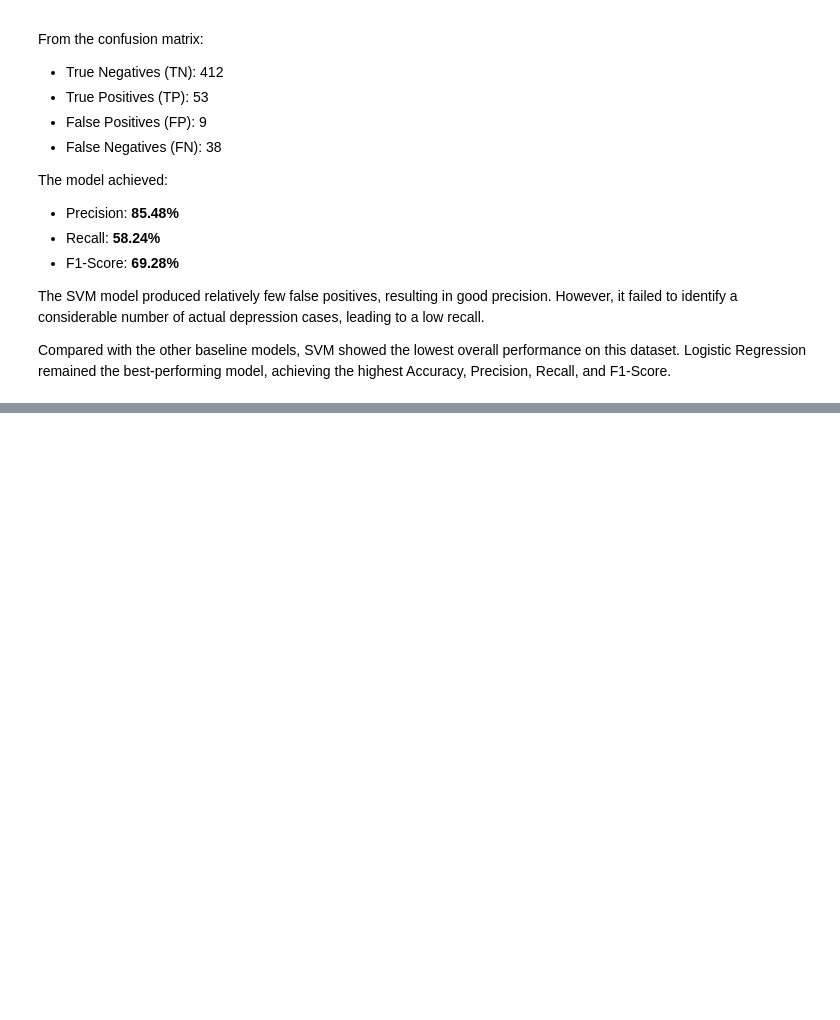
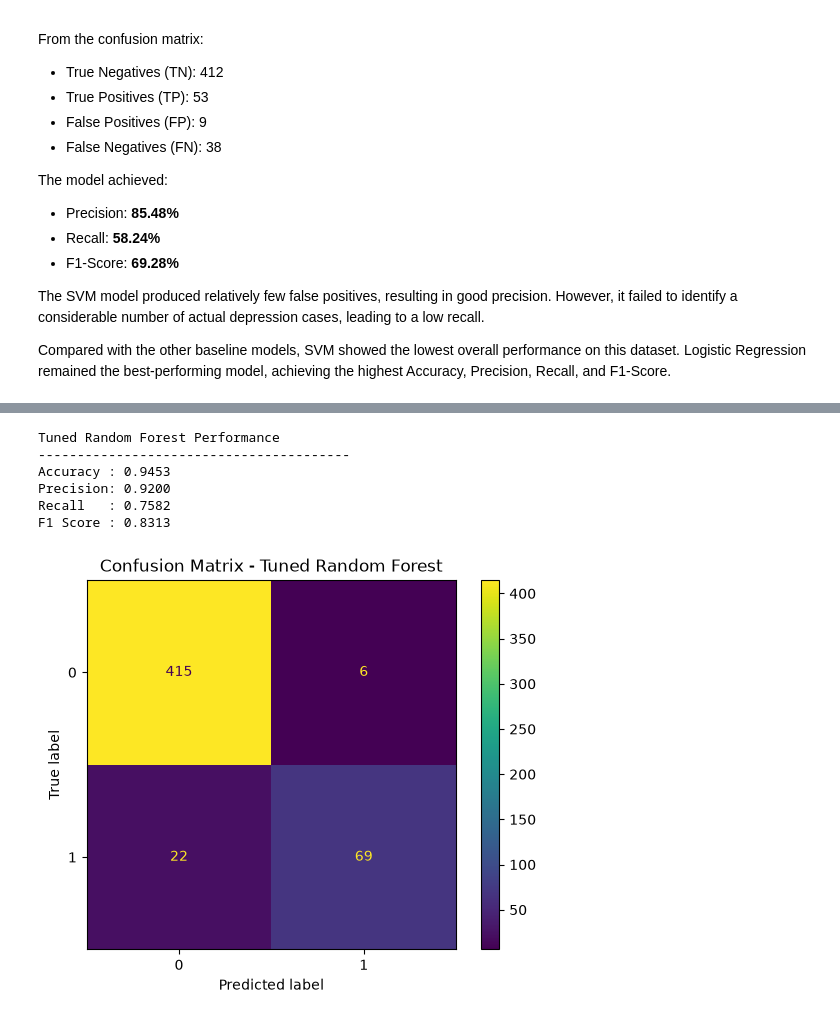
Before and after one commit to Musharraf-Bubere/MindSense-AI, a Jupyter notebook: Notebook/04_Model_Training.ipynb, the cells around one changed output, grey strips where cells are left out. Cells and saved outputs as stored; diff of their text form; code cells hidden in the pictures; blank space fills up the shorter version.

```diff
--- a/Notebook/04_Model_Training.ipynb
+++ b/Notebook/04_Model_Training.ipynb
@@ -1087,0 +1796,7 @@ Compared with the other baseline models, SVM showed the lowest overall performan
+# %%
+rf_param_grid = {
+    "n_estimators": [100, 200, 300],
+    "max_depth": [10, 20, None],
+    "min_samples_split": [2, 5, 10],
+    "min_samples_leaf": [1, 2, 4]
+}
@@ -1087,0 +1814,10 @@ Compared with the other baseline models, SVM showed the lowest overall performan
+# %%
+rf_grid = GridSearchCV(
+    estimator=RandomForestClassifier(random_state=42),
+    param_grid=rf_param_grid,
+    scoring="f1",
+    cv=5,
+    n_jobs=-1
+)
+# %%
+rf_grid.fit(X_train, y_train)
@@ -1087,0 +1843,2 @@ Compared with the other baseline models, SVM showed the lowest overall performan
+# %%
+best_rf = rf_grid.best_estimator_
@@ -1087,0 +1864,29 @@ Compared with the other baseline models, SVM showed the lowest overall performan
+# %%
+best_rf_accuracy = accuracy_score(y_test, y_pred_best_rf)
+best_rf_precision = precision_score(y_test, y_pred_best_rf)
+best_rf_recall = recall_score(y_test, y_pred_best_rf)
+best_rf_f1 = f1_score(y_test, y_pred_best_rf)
+
+print("Tuned Random Forest Performance")
+print("-" * 40)
+print(f"Accuracy : {best_rf_accuracy:.4f}")
+print(f"Precision: {best_rf_precision:.4f}")
+print(f"Recall   : {best_rf_recall:.4f}")
+print(f"F1 Score : {best_rf_f1:.4f}")
+# %% [output]
+Tuned Random Forest Performance
+----------------------------------------
+Accuracy : 0.9453
+Precision: 0.9200
+Recall   : 0.7582
+F1 Score : 0.8313
+# %%
+from sklearn.metrics import ConfusionMatrixDisplay
+import matplotlib.pyplot as plt
+
+ConfusionMatrixDisplay.from_estimator(best_rf, X_test, y_test)
+
+plt.title("Confusion Matrix - Tuned Random Forest")
+plt.show()
+# %% [output]
+[figure, added]
```
Also changed, not shown: parts of 74 cells of this notebook.
